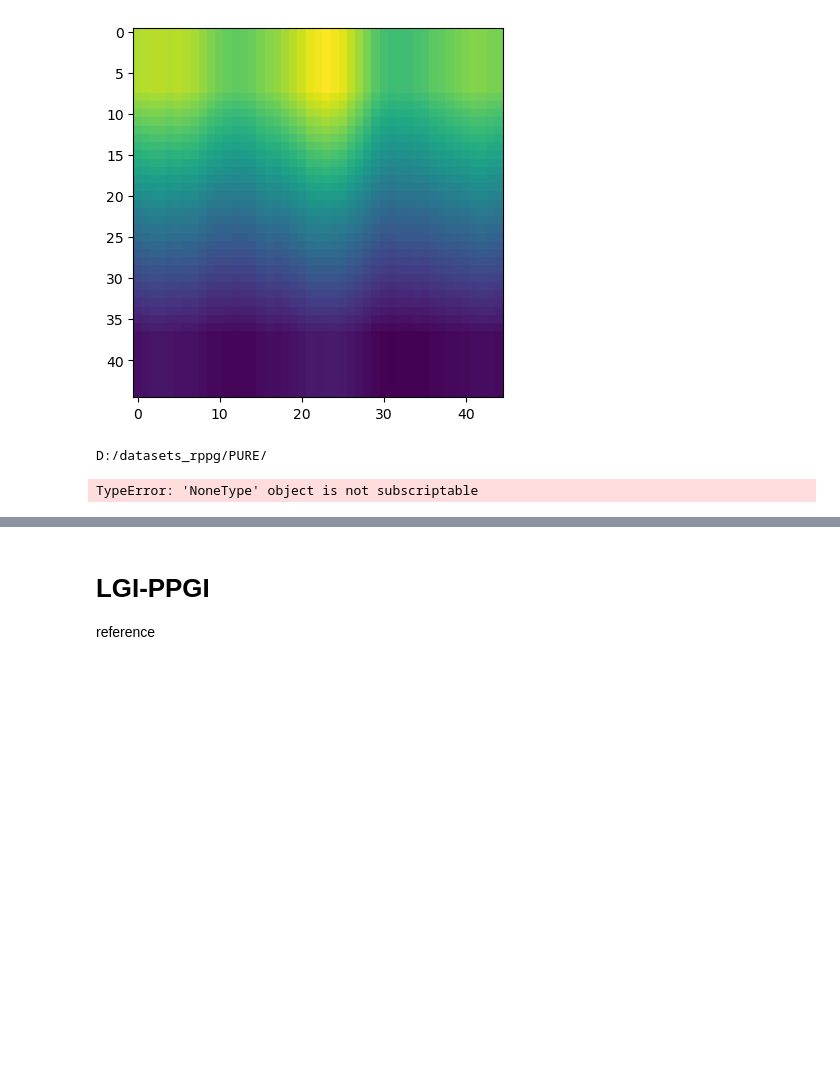
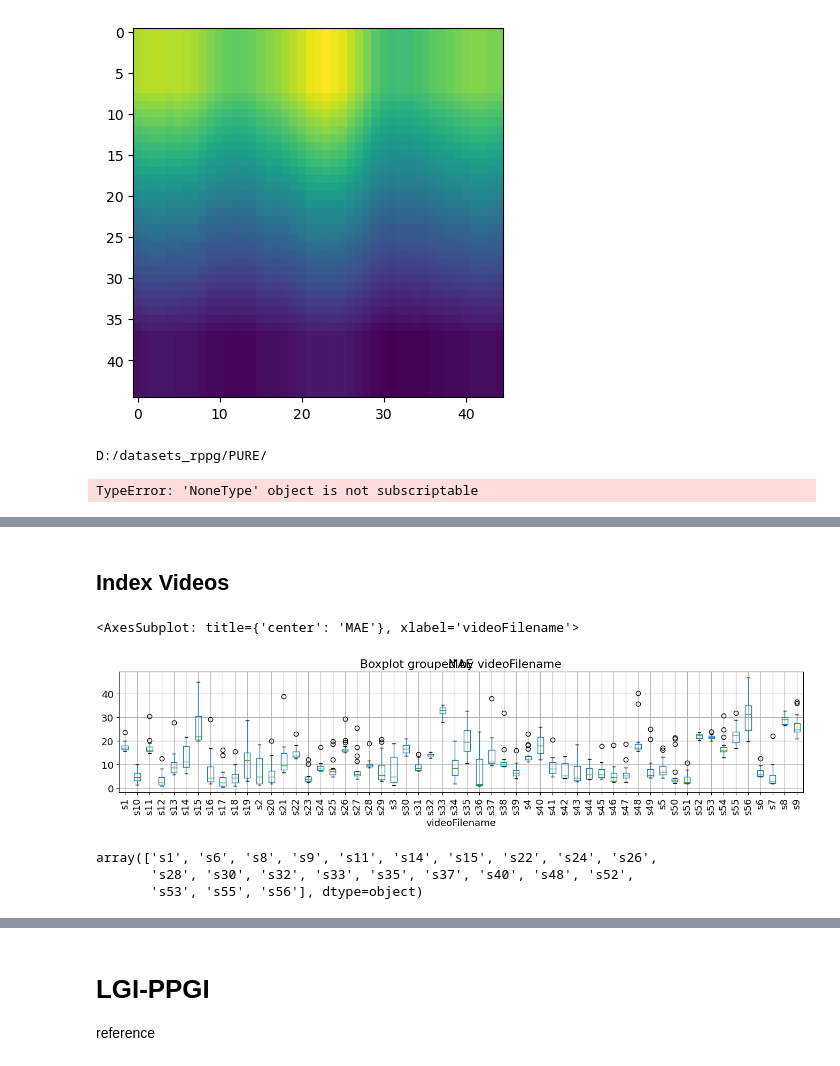
Before and after one commit to emilierp/landmark_rppg, a Jupyter notebook: project_landmarks/different_dataset.ipynb, the cells around one changed output, grey strips where cells are left out. Drawn from its saved outputs; the diff is of its cells as text; code cells hidden in the pictures; blank space fills up the shorter version.

```diff
--- a/project_landmarks/different_dataset.ipynb
+++ b/project_landmarks/different_dataset.ipynb
@@ -71,0 +220,17 @@ TypeError: 'NoneType' object is not subscriptable
+# %% [markdown]
+## Index Videos
+# %%
+import analyze
+df = pd.read_hdf(f'../results/landmarks/UBFC_PHYS/2000/UBFC_PHYS_18_2000.h5')
+df = analyze.format_data(df)
+df.boxplot(column='MAE', by='videoFilename', figsize=(16,3), rot=90)
+# df.boxplot(column='timeDTW', by='videoFilename', figsize=(16,3), rot=90)
+# %% [output]
+<AxesSubplot: title={'center': 'MAE'}, xlabel='videoFilename'>
+[figure, added]
+# %%
+df[df['min(MAE) > 5'] == True].videoFilename.unique()
+# %% [output]
+array(['s1', 's6', 's8', 's9', 's11', 's14', 's15', 's22', 's24', 's26',
+       's28', 's30', 's32', 's33', 's35', 's37', 's40', 's48', 's52',
+       's53', 's55', 's56'], dtype=object)
```
Also changed, not shown: parts of 32 cells of this notebook, 53 other files.
